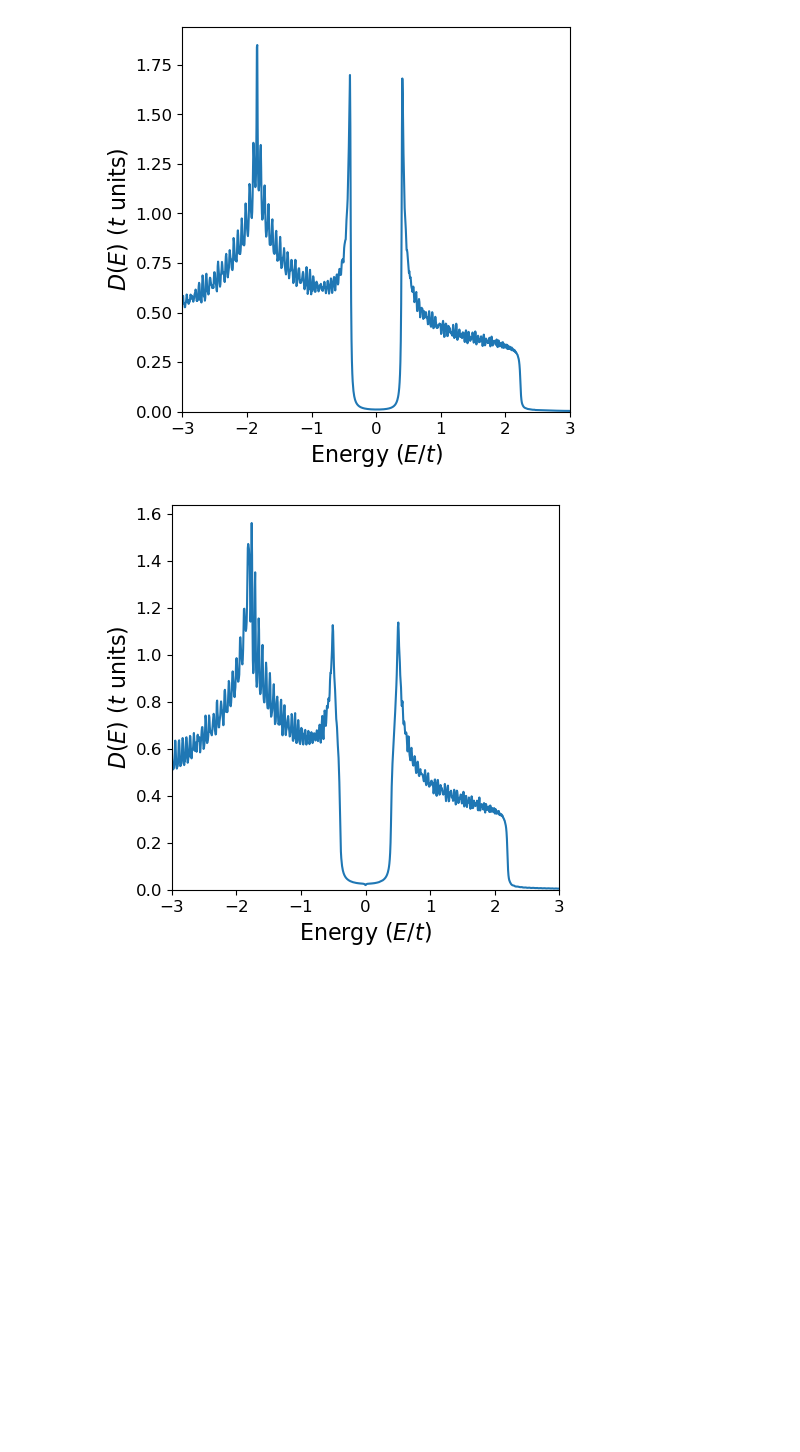
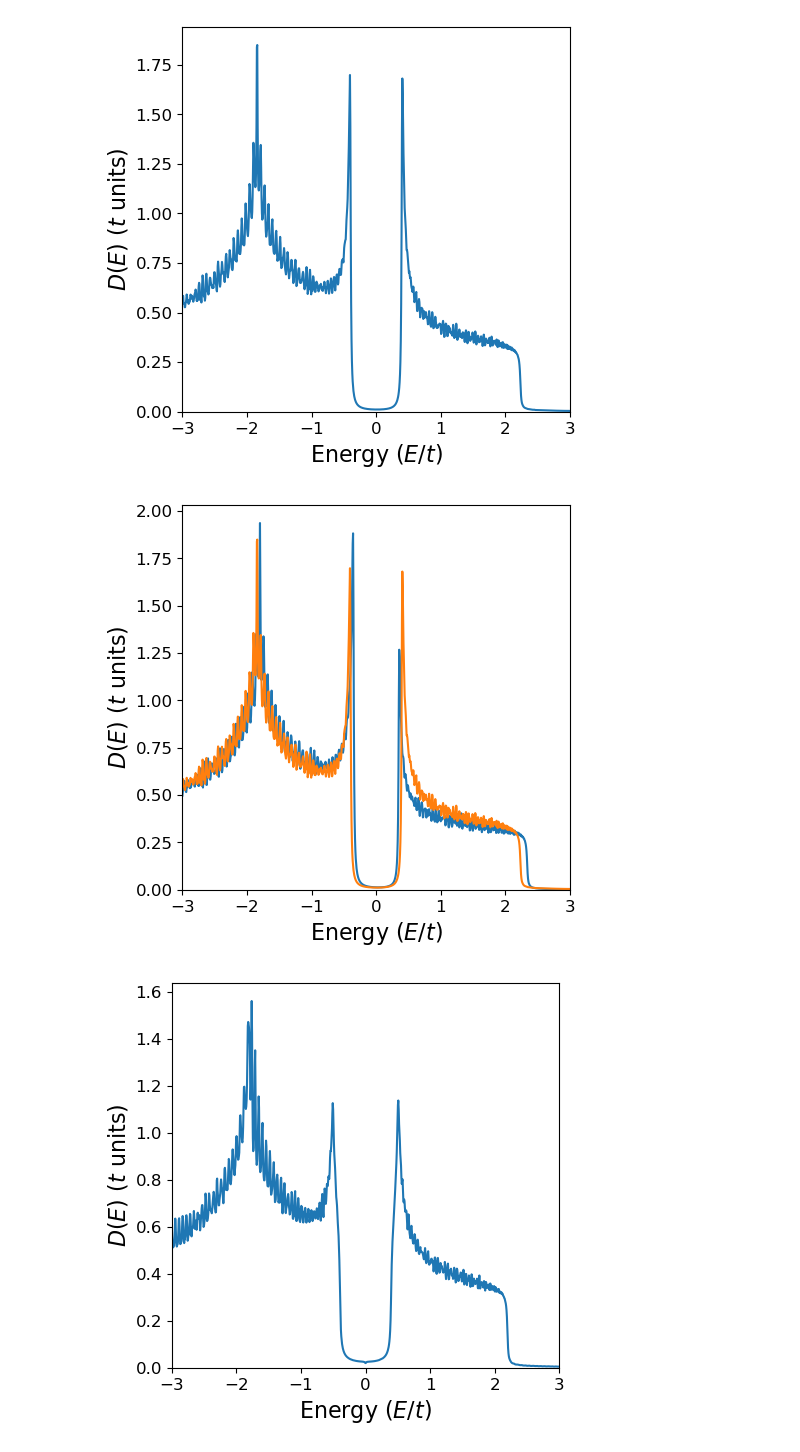
Before and after one commit to emilssp/master-thesis-codebase, a Jupyter notebook: notebooks/dos_plots.ipynb, the cells around one changed output. Saved outputs shown, nothing was run; the diff lists cells and outputs as text; code cells hidden in the pictures; blank space fills up the shorter version.

```diff
--- a/notebooks/dos_plots.ipynb
+++ b/notebooks/dos_plots.ipynb
@@ -48,6 +48,38 @@ plt.yticks(fontsize=12)
 plt.show()
 # %% [output]
 [figure]
+# %%
+X, Y = 100,100
+lattice = Lattice(X, Y, pbc_x=True)
+
+t = 1
+mu = 1.8 * t * np.ones(lattice.X)
+T = 1e-8
+U0 = 2 * t
+U = U0 * np.ones(lattice.X)
+V0 = 2 * t / 2
+V = V0 * np.ones(lattice.X)
+V_prime = V
+H = Hamiltonian(t, mu, lattice,
+                U=None, V_prime=None, V=V,
+                F_init=[0.2, 0.2, 0.2, 0.2])
+
+energies = np.linspace(-3,3,1000)
+dos_values1 = H.dos(energies, eta=0.01) / N
+# %%
+plt.figure(figsize=(5,5))
+plt.plot(energies, dos_values1)
+plt.plot(energies, dos_values)
+
+plt.ylim(0, None)
+plt.xlim(-3,3)
+plt.xlabel(r'Energy ($E/t$)', fontsize=16)
+plt.ylabel(r'$D(E)$ ($t$ units)', fontsize=16)
+plt.xticks(fontsize=12)
+plt.yticks(fontsize=12)
+plt.show()
+# %% [output]
+[figure, added]
 # %%
 X, Y = 100,100
 lattice = Lattice(X, Y, pbc_x=True)
```
Also changed, not shown: parts of 1 cell of this notebook, 8 other files.
